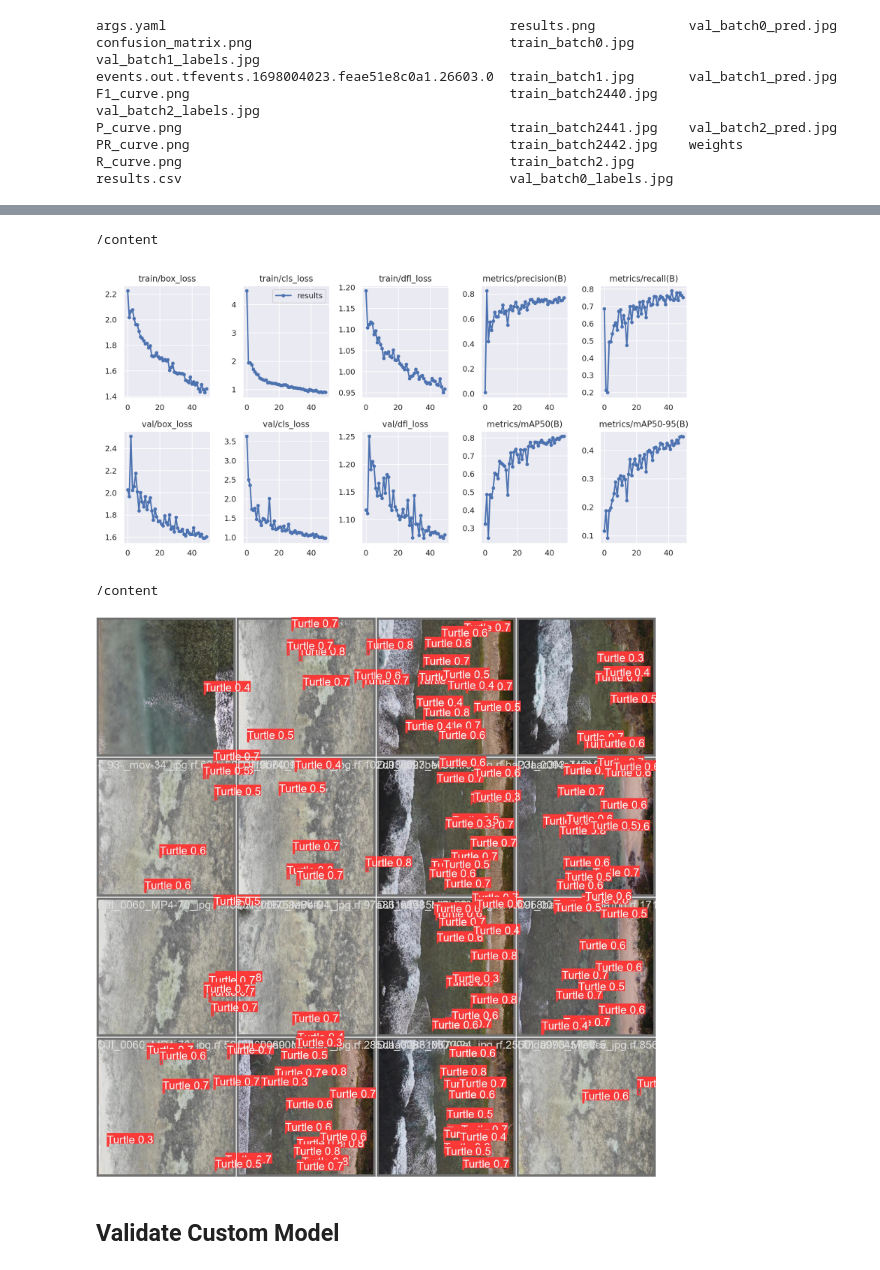
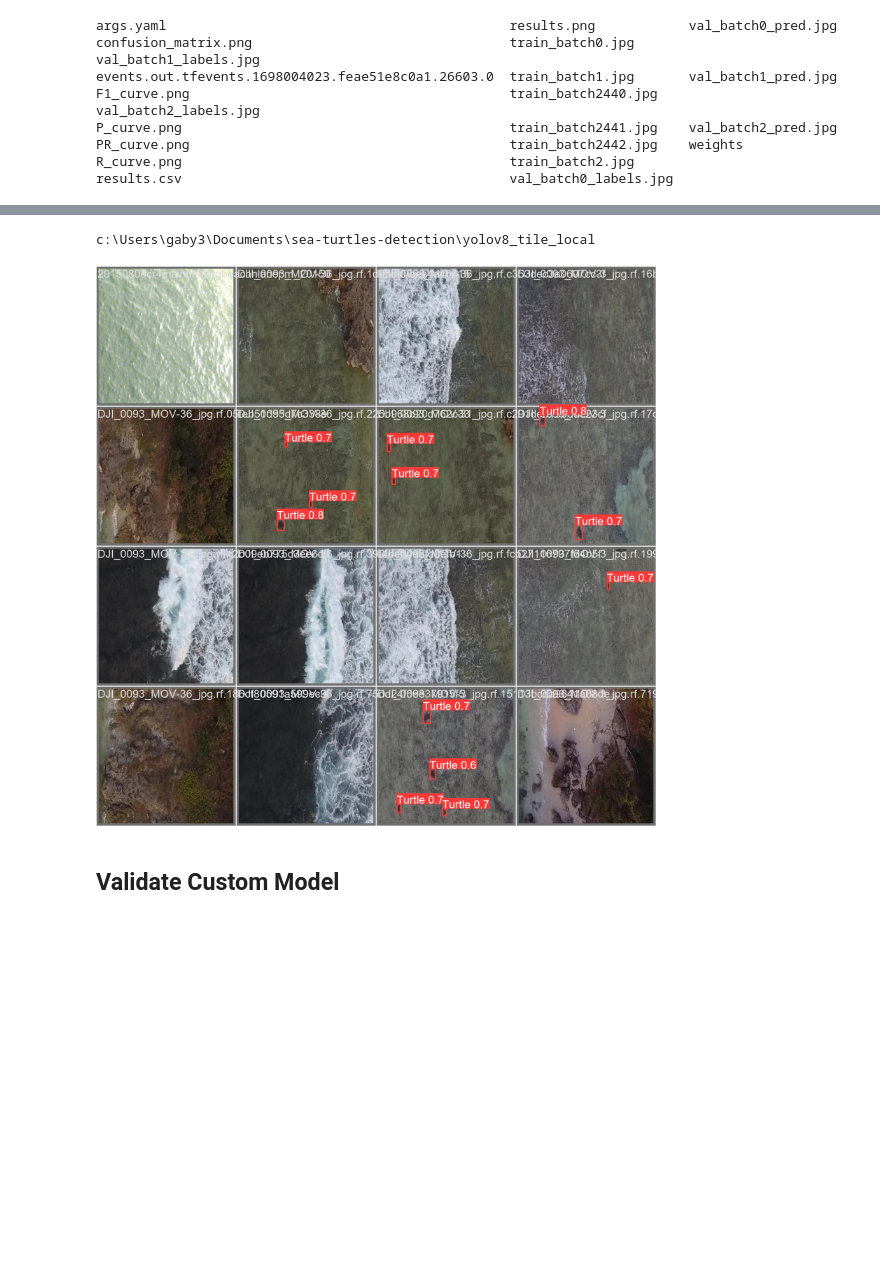
Before and after one commit to gab-es21/sea-turtles-detection, a Jupyter notebook: yolov8_tile_local/02_yolo_v8_tile_validate_local.ipynb, the cells around one changed output, grey strips where cells are left out. Cells and saved outputs as stored; diff of their text form; code cells hidden in the pictures; blank space fills up the shorter version.

Commit message:
yolov8 tile local (#71)
Fixes #58

```diff
--- a/yolov8_tile_local/02_yolo_v8_tile_validate_local.ipynb
+++ b/yolov8_tile_local/02_yolo_v8_tile_validate_local.ipynb
@@ -149,15 +153,9 @@ Image(filename=f'{HOME}{DRIVE_YOLOV8}/detect/train/confusion_matrix.png', width=
 # %%
 %cd {HOME}
-Image(filename=f'{HOME}{DRIVE_YOLOV8}/detect/train/results.png', width=600)
+display(Image(filename=f'{HOME}/runs/detect/train2/val_batch0_pred.jpg', width=600))
 # %% [output]
-/content
+c:\Users\gaby3\Documents\sea-turtles-detection\yolov8_tile_local
-[figure, old version]
+[figure, new version]
-# %%
-%cd {HOME}
-Image(filename=f'{HOME}{DRIVE_YOLOV8}/detect/train/val_batch0_pred.jpg', width=600)
-# %% [output]
-/content
-[figure, removed]
 # %% [markdown]
 ## Validate Custom Model
 # %%
```
Also changed, not shown: parts of 5 cells of this notebook.
